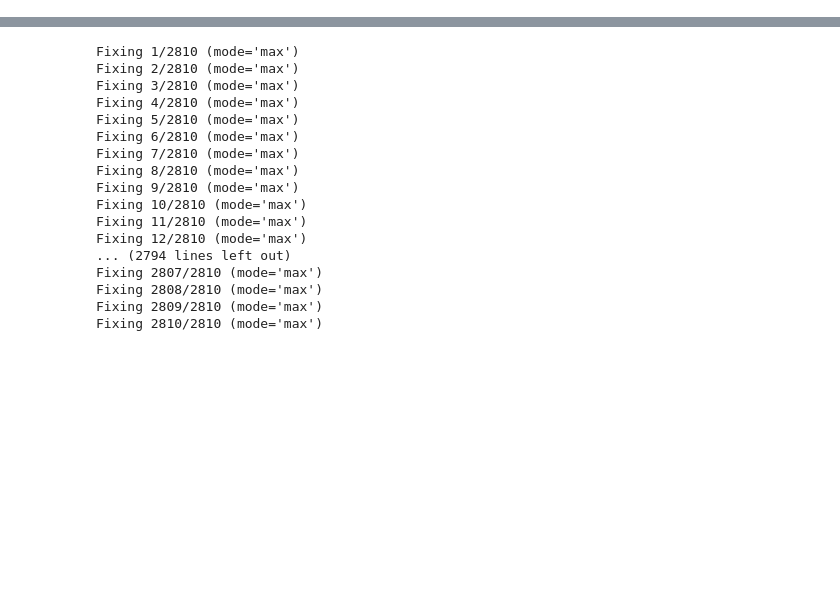
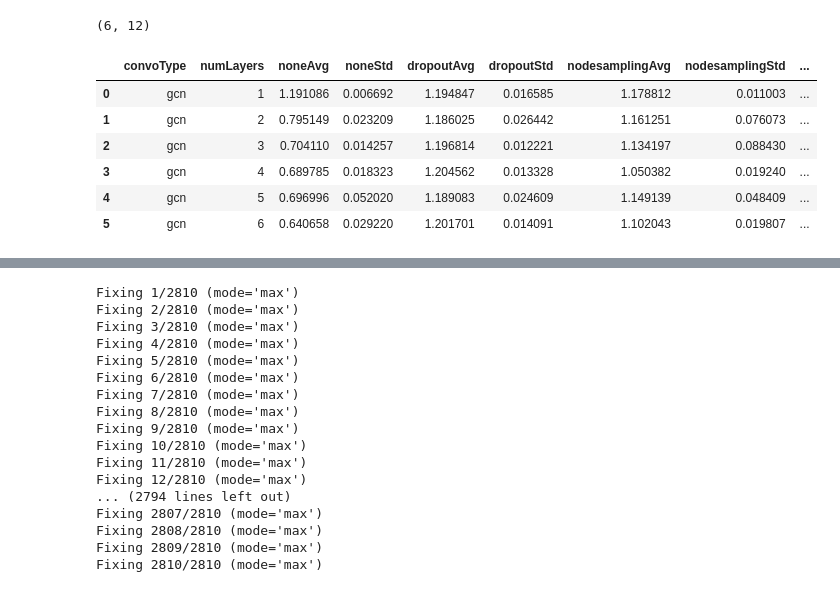
Before and after one commit to y-ol/GraphNeuralNetwork, a Jupyter notebook: eval.ipynb, the cells around one changed output, grey strips where cells are left out. Drawn from its saved outputs; the diff is of its cells as text; code cells hidden in the pictures; blank space fills up the shorter version.

```diff
--- a/eval.ipynb
+++ b/eval.ipynb
@@ -30,0 +57,11 @@ eval.eval_plot() # Kann mit PGFplots in Latex als line-chart geplottet werden!
+# %%
+eval.eval_plot(model='gcn', dataset = 'ogbg-mollipo')
+# %% [output]
+(6, 12)
+|  | convoType | numLayers | noneAvg | noneStd | dropoutAvg | dropoutStd | nodesamplingAvg | nodesamplingStd | ... |
+| 0 | gcn | 1 | 1.191086 | 0.006692 | 1.194847 | 0.016585 | 1.178812 | 0.011003 | ... |
+| 1 | gcn | 2 | 0.795149 | 0.023209 | 1.186025 | 0.026442 | 1.161251 | 0.076073 | ... |
+| 2 | gcn | 3 | 0.704110 | 0.014257 | 1.196814 | 0.012221 | 1.134197 | 0.088430 | ... |
+| 3 | gcn | 4 | 0.689785 | 0.018323 | 1.204562 | 0.013328 | 1.050382 | 0.019240 | ... |
+| 4 | gcn | 5 | 0.696996 | 0.052020 | 1.189083 | 0.024609 | 1.149139 | 0.048409 | ... |
+| 5 | gcn | 6 | 0.640658 | 0.029220 | 1.201701 | 0.014091 | 1.102043 | 0.019807 | ... |
```
Also changed, not shown: parts of 5 cells of this notebook, 1 other file.
